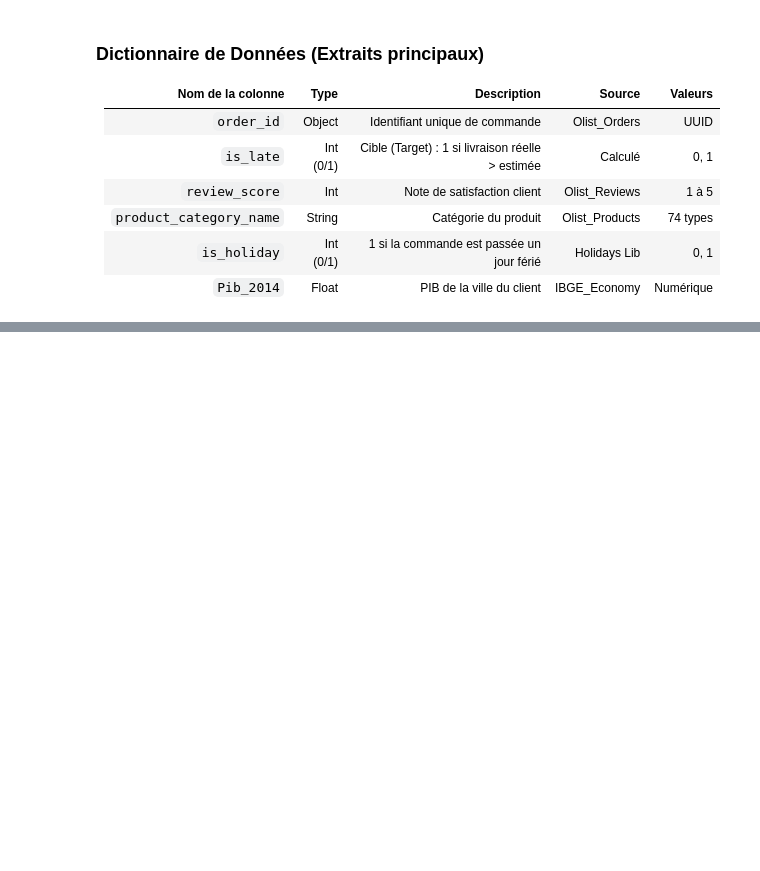
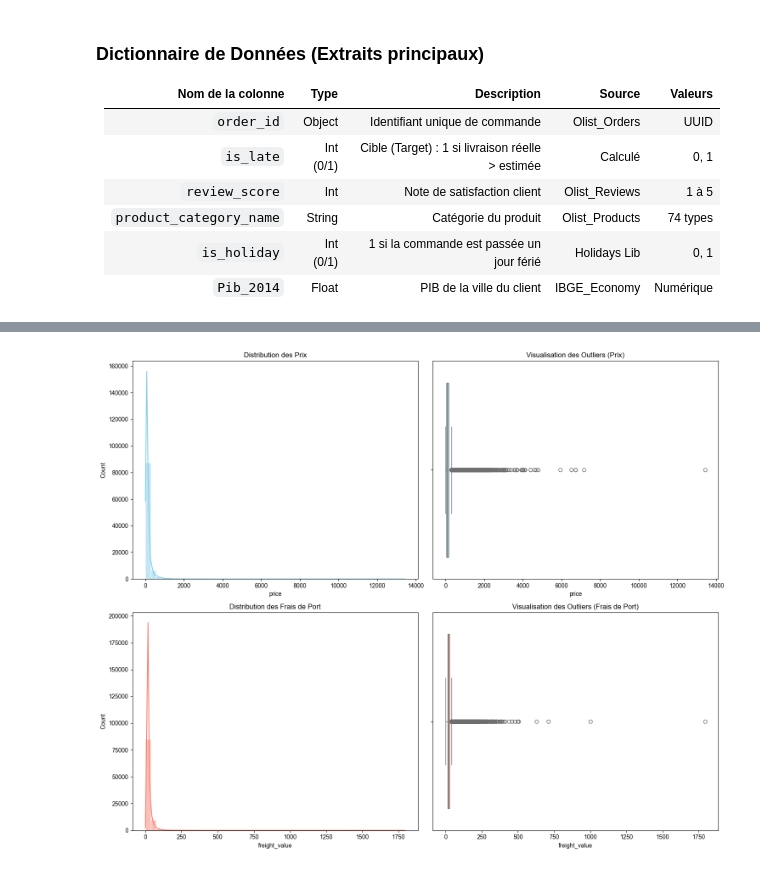
Before and after one commit to brahimhatim265/DATA-DRIVEN-DECISION-MAKING, a Jupyter notebook: notebooks/Brahim.ipynb, the cells around one changed output, grey strips where cells are left out. Cells and saved outputs as stored; diff of their text form; code cells hidden in the pictures; blank space fills up the shorter version.

Commit message:
Phase 3 EDA: Analyse  et visualisations exploratoire: distributions, outliers, corrélations, asymétries , heatmaps de corrélation boxplots, violin plots

```diff
--- a/notebooks/Brahim.ipynb
+++ b/notebooks/Brahim.ipynb
@@ -175,3 +175,19 @@ Couverture PIB (données non nulles) : 99.12%
 | `product_category_name` | String | Catégorie du produit | Olist_Products | 74 types |
 | `is_holiday` | Int (0/1) | 1 si la commande est passée un jour férié | Holidays Lib | 0, 1 |
 | `Pib_2014` | Float | PIB de la ville du client | IBGE_Economy | Numérique |
+# %%
+import pandas as pd
+import numpy as np
+
+num_cols = ['price', 'freight_value', 'qty_items', 'review_score', 'Pib_2014', 'PopEstimada_2018']
+
+# On force Pib_2014 en numérique.
+df['Pib_2014'] = pd.to_numeric(df['Pib_2014'], errors='coerce')
+
+# 3. CALCUL DES STATISTIQUES
+stats_table = df[num_cols].describe().T
+
+# Ajout de l'asymétrie
+stats_table['skewness'] = df[num_cols].skew()
+print("statistiques descriptives et asymétrie")
+print(stats_table[['mean', '50%', 'std', 'skewness']].rename(columns={'50%': 'median'}).round(2))
@@ -177,0 +219,27 @@ Couverture PIB (données non nulles) : 99.12%
+# %%
+import matplotlib.pyplot as plt
+import seaborn as sns
+
+fig, axes = plt.subplots(2, 2, figsize=(15, 12))
+sns.set_style("whitegrid")
+
+#  Histogramme du Prix
+sns.histplot(df['price'], bins=50, kde=True, ax=axes[0, 0], color='skyblue')
+axes[0, 0].set_title('Distribution des Prix')
+
+# Boxplot du Prix (Outliers)
+sns.boxplot(x=df['price'], ax=axes[0, 1], color='skyblue')
+axes[0, 1].set_title('Visualisation des Outliers (Prix)')
+
+# Histogramme des Frais de port
+sns.histplot(df['freight_value'], bins=50, kde=True, ax=axes[1, 0], color='salmon')
+axes[1, 0].set_title('Distribution des Frais de Port')
+
+# Boxplot des Frais de port
+sns.boxplot(x=df['freight_value'], ax=axes[1, 1], color='salmon')
+axes[1, 1].set_title('Visualisation des Outliers (Frais de Port)')
+
+plt.tight_layout()
+plt.show()
+# %% [output]
+[figure, added]
```
Also changed, not shown: parts of 9 cells of this notebook.
